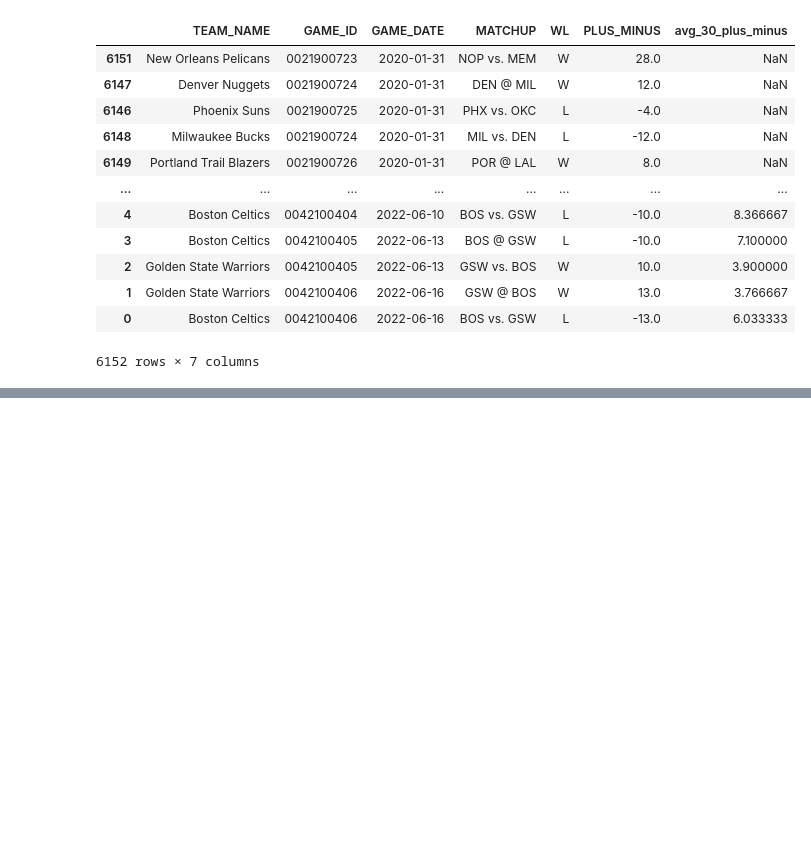
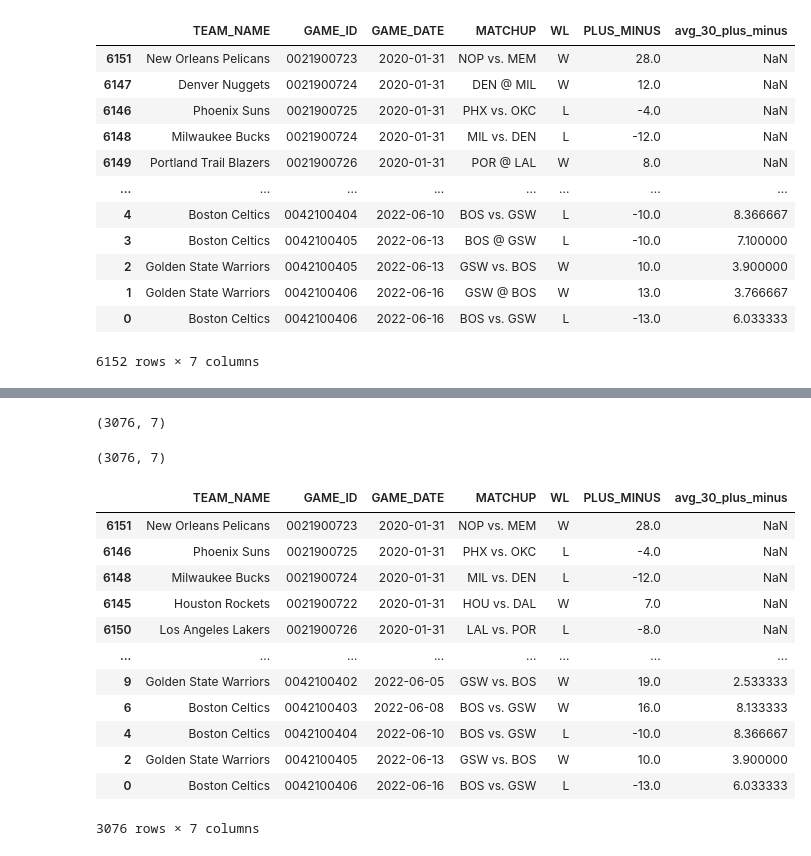
Before and after one commit to Rishiraj-singh7/NBA-games, a Jupyter notebook: main.ipynb, the cells around one changed output, grey strips where cells are left out. Cells and saved outputs as stored; diff of their text form; code cells hidden in the pictures; blank space fills up the shorter version.

```diff
--- a/main.ipynb
+++ b/main.ipynb
@@ -132,0 +157,24 @@ games
+# %%
+games_home.shape
+# %% [output]
+(3076, 7)
+# %%
+games_away.shape
+# %% [output]
+(3076, 7)
+# %%
+games_home
+# %% [output]
+|  | TEAM_NAME | GAME_ID | GAME_DATE | MATCHUP | WL | PLUS_MINUS | avg_30_plus_minus |
+| 6151 | New Orleans Pelicans | 0021900723 | 2020-01-31 | NOP vs. MEM | W | 28.0 | NaN |
+| 6146 | Phoenix Suns | 0021900725 | 2020-01-31 | PHX vs. OKC | L | -4.0 | NaN |
+| 6148 | Milwaukee Bucks | 0021900724 | 2020-01-31 | MIL vs. DEN | L | -12.0 | NaN |
+| 6145 | Houston Rockets | 0021900722 | 2020-01-31 | HOU vs. DAL | W | 7.0 | NaN |
+| 6150 | Los Angeles Lakers | 0021900726 | 2020-01-31 | LAL vs. POR | L | -8.0 | NaN |
+| ... | ... | ... | ... | ... | ... | ... | ... |
+| 9 | Golden State Warriors | 0042100402 | 2022-06-05 | GSW vs. BOS | W | 19.0 | 2.533333 |
+| 6 | Boston Celtics | 0042100403 | 2022-06-08 | BOS vs. GSW | W | 16.0 | 8.133333 |
+| 4 | Boston Celtics | 0042100404 | 2022-06-10 | BOS vs. GSW | L | -10.0 | 8.366667 |
+| 2 | Golden State Warriors | 0042100405 | 2022-06-13 | GSW vs. BOS | W | 10.0 | 3.900000 |
+| 0 | Boston Celtics | 0042100406 | 2022-06-16 | BOS vs. GSW | L | -13.0 | 6.033333 |
+3076 rows × 7 columns
```
Also changed, not shown: parts of 10 cells of this notebook.
